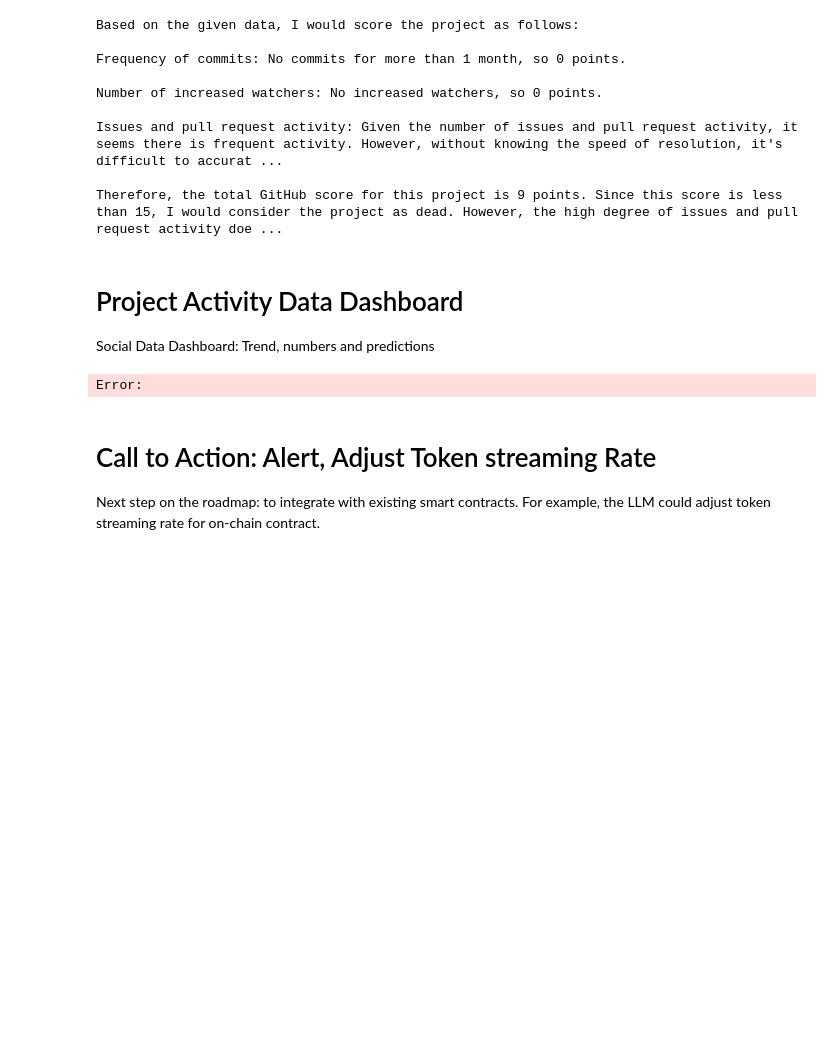
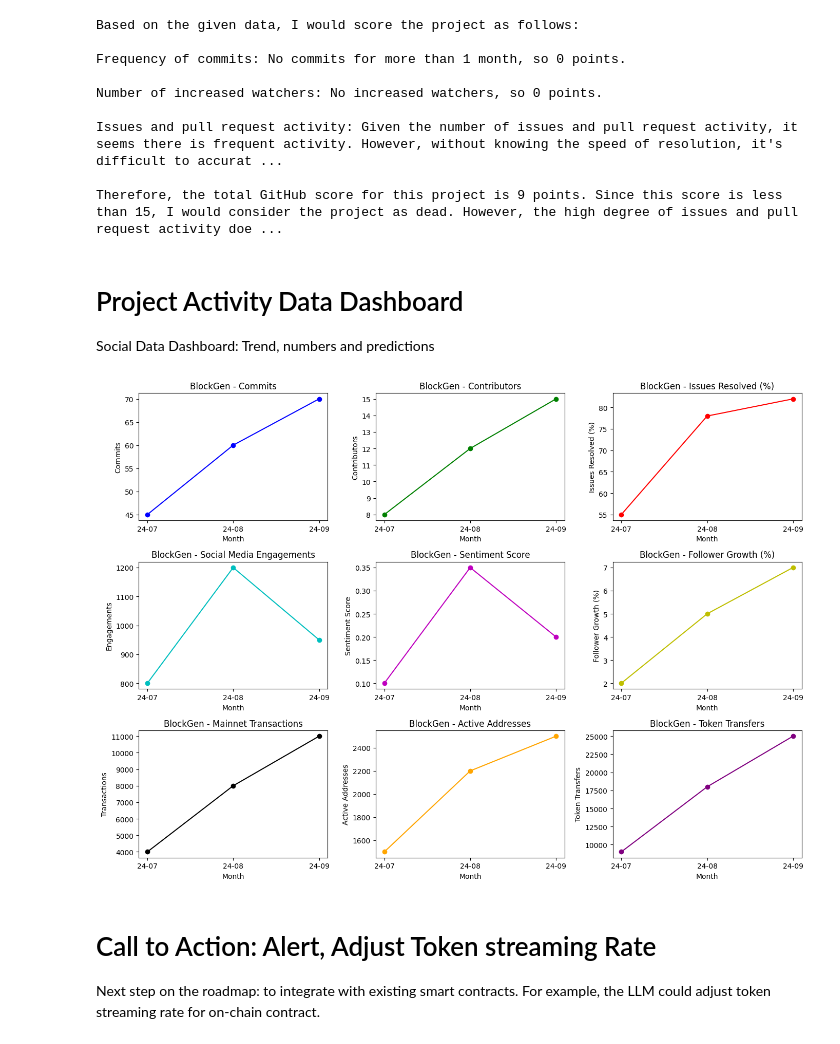
Before and after one commit to Ludium-Official/dead-project-snipper, a Jupyter notebook: CheckProject.ipynb, the cells around one changed output. Saved outputs shown, nothing was run; the diff lists cells and outputs as text; code cells hidden in the pictures; blank space fills up the shorter version.

```diff
--- a/CheckProject.ipynb
+++ b/CheckProject.ipynb
@@ -271,7 +353,7 @@ import pandas as pd
 project_name = "BlockGen"
 
 # Time axis (3 months)
-months = ['Month 1', 'Month 2', 'Month 3']
+months = ['24-07', '24-08', '24-09']
 
 # Sample data
 data = {
@@ -331,34 +413,34 @@ plt.ylabel('Sentiment Score')
 plt.subplot(3, 3, 6)
 plt.plot(df.index, df['Follower Growth (%)'], marker='o', color='y')
 plt.title(f"{project_name} - Follower Growth (%)")
 plt.xlabel('Month')
 plt.ylabel('Follower Growth (%)')
 
 # Transactions plot
 plt.subplot(3, 3, 7)
 plt.plot(df.index, df['Transactions'], marker='o', color='k')
 plt.title(f"{project_name} - Mainnet Transactions")
 plt.xlabel('Month')
 plt.ylabel('Transactions')
 
 # Active Addresses plot
 plt.subplot(3, 3, 8)
 plt.plot(df.index, df['Active Addresses'], marker='o', color='orange')
 plt.title(f"{project_name} - Active Addresses")
 plt.xlabel('Month')
 plt.ylabel('Active Addresses')
 
 # Token Transfers plot
 plt.subplot(3, 3, 9)
 plt.plot(df.index, df['Token Transfers'], marker='o', color='purple')
 plt.title(f"{project_name} - Token Transfers")
 plt.xlabel('Month')
 plt.ylabel('Token Transfers')
 
 plt.tight_layout()
 plt.show()
 # %% [output]
-Error:
+[figure, added]
 # %% [markdown]
 # Call to Action: Alert, Adjust Token streaming Rate
 Next step on the roadmap: to integrate with existing smart contracts.
```
Also changed, not shown: parts of 8 cells of this notebook, 1 other file.
